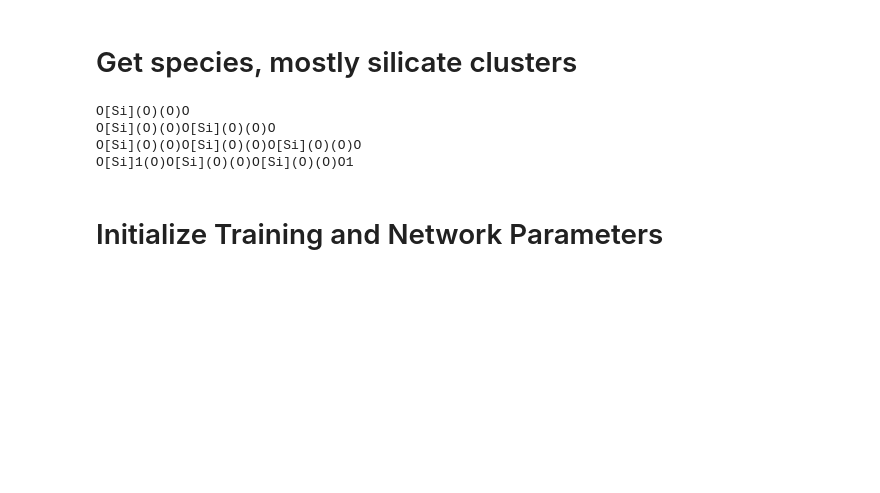
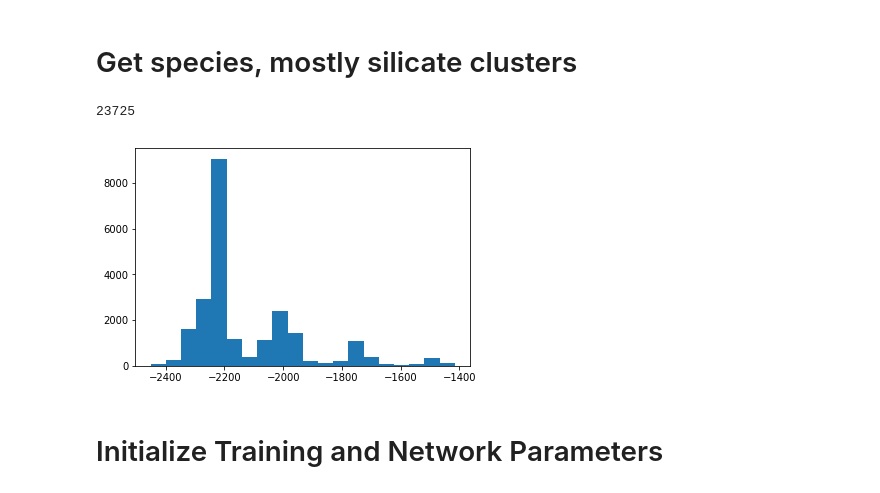
Before and after one commit to learningmatter-mit/NeuralForceField, a Jupyter notebook: notebooks/tutorial-zeolite.ipynb, the cells around one changed output. Drawn from its saved outputs; the diff is of its cells as text; code cells hidden in the pictures; blank space fills up the shorter version.

```diff
--- a/notebooks/tutorial-zeolite.ipynb
+++ b/notebooks/tutorial-zeolite.ipynb
@@ -9,15 +9,12 @@ import numpy as np
 # %%
 sps = Species.objects.filter(group__name='zeolite')
 
+must_not_have = ['Al', 'C', 'N']
+must_have = ['Si', 'O']
+
 smiles_list = []
-
 for sp in sps:
-    if len(sp.smiles) < 40 and 'Si' in sp.smiles and 'C' not in sp.smiles:
-        print(sp.smiles)
+    if all([x in sp.smiles for x in must_have]) and not all([x in sp.smiles for x in must_not_have]):
+#         print(sp.smiles)
         smiles_list.append(sp.smiles)
-# %% [output]
-O[Si](O)(O)O
-O[Si](O)(O)O[Si](O)(O)O
-O[Si](O)(O)O[Si](O)(O)O[Si](O)(O)O
-O[Si]1(O)O[Si](O)(O)O[Si](O)(O)O1
 # %%
@@ -27,6 +29,15 @@ geoms = Geom.objects.filter(id__in=geoms_id)
 # %%
 values = get_xyz_force_energy_smiles(geoms, methodnames='dft_d3_gga_bp86')
 xyz_data, force_data, energy_data, smiles_data = values
+# %%
+geoms.count()
+# %% [output]
+23725
+# %%
+plt.hist(np.array(energy_data) * 27.4 * 23.05, bins=20)
+plt.show()
+# %% [output]
+[figure, added]
 # %% [markdown]
 # Initialize Training and Network Parameters
 # %%
```
Also changed, not shown: parts of 15 cells of this notebook, 32 other files.
